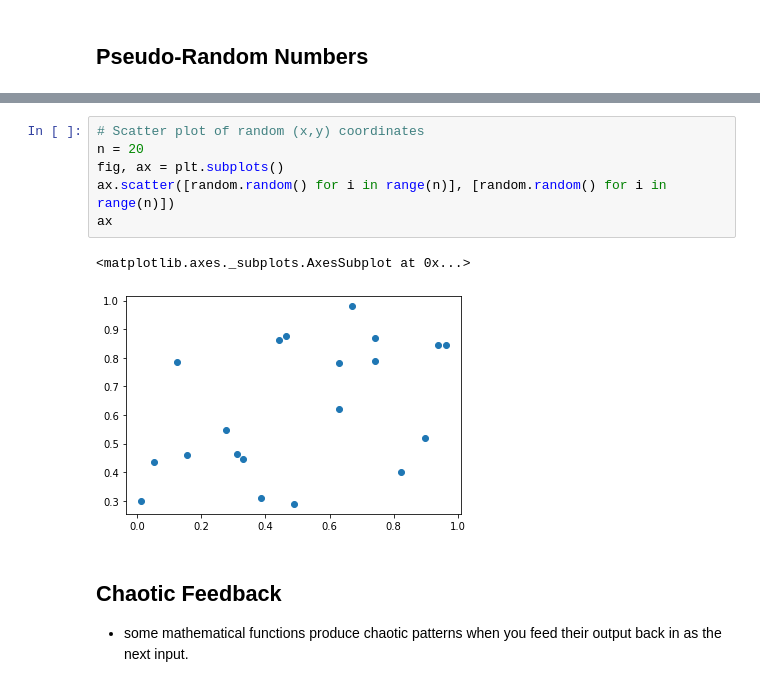
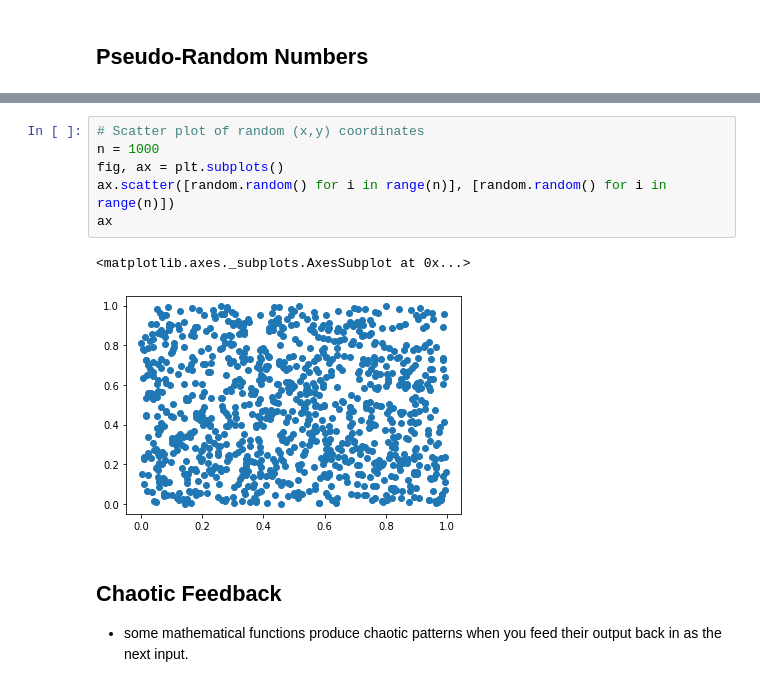
Before and after one commit to StoneMason495/cap-comp215, a Jupyter notebook: examples/week4Jan30.ipynb, the cells around one changed output, grey strips where cells are left out. Saved outputs shown, nothing was run; the diff lists cells and outputs as text.

```diff
--- a/examples/week4Jan30.ipynb
+++ b/examples/week4Jan30.ipynb
@@ -73,12 +86,12 @@ n = 10
 # %%
 # Scatter plot of random (x,y) coordinates
-n = 20
+n = 1000
 fig, ax = plt.subplots()
 ax.scatter([random.random() for i in range(n)], [random.random() for i in range(n)])
 ax
 # %% [output]
 <matplotlib.axes._subplots.AxesSubplot at 0x...>
-[figure, old version]
+[figure, new version]
 # %% [markdown]
 ## Chaotic Feedback
 
```
Also changed, not shown: parts of 5 cells of this notebook.
